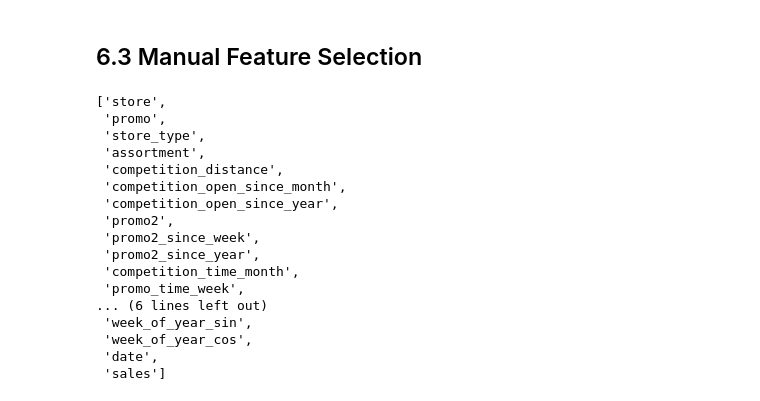
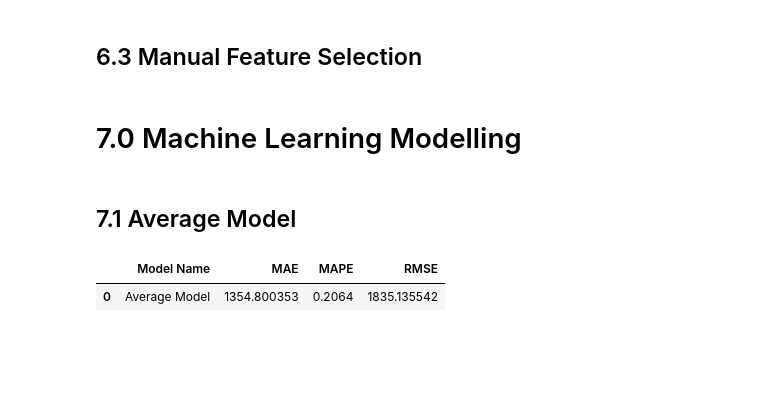
Before and after one commit to joaovitor-oliveira/RossmannSales, a Jupyter notebook: store_sales_prediction.ipynb, the cells around one changed output. Saved outputs shown, nothing was run; the diff lists cells and outputs as text; code cells hidden in the pictures; blank space fills up the shorter version.

Commit message:
Implementando modelos lineares

```diff
--- a/store_sales_prediction.ipynb
+++ b/store_sales_prediction.ipynb
@@ -737 +743,3 @@ df5["assortment"] = df5["assortment"].map(assortment_dict)
+# %%
+df5["sales"] = np.log1p(df5["sales"])
 # %% [markdown]
@@ -837,23 +845,38 @@ columns_to_add = ["date", "sales"]
 # final features
 cols_selected_boruta_full = cols_selected_boruta.copy()
 cols_selected_boruta_full.extend(columns_to_add)
-# %%
-cols_selected_boruta_full
-# %% [output]
-['store',
- 'promo',
- 'store_type',
- 'assortment',
- 'competition_distance',
- 'competition_open_since_month',
- 'competition_open_since_year',
- 'promo2',
- 'promo2_since_week',
- 'promo2_since_year',
- 'competition_time_month',
- 'promo_time_week',
-... (6 lines left out)
- 'week_of_year_sin',
- 'week_of_year_cos',
- 'date',
- 'sales']
+# %% [markdown]
+# 7.0 Machine Learning Modelling
+# %%
+X_train2 = X_train[cols_selected_boruta]
+X_test2 = X_test[cols_selected_boruta]
+# %% [markdown]
+## 7.1 Average Model
+# %%
+def ml_error(model_name, y, yhat):
+    mae = mean_absolute_error(y, yhat)
+    mape = mean_absolute_percentage_error(y, yhat)
+    rmse = np.sqrt(mean_squared_error(y, yhat))
+
+    return pd.DataFrame({
+        "Model Name": model_name,
+        "MAE": mae,
+        "MAPE": mape,
+        "RMSE": rmse},
+        index=[0]
+    )
+# %%
+tmp1 = X_test2.copy()
+tmp1["sales"] = y_test.copy()
+
+# prediction
+tmp2 = tmp1[["store", "sales"]].groupby("store").mean().reset_index().rename(columns={"sales": "predictions"})
+tmp1 = pd.merge(tmp1, tmp2, how="left", on="store")
+yhat_baseline = tmp1["predictions"]
+
+# performance
+baseline_result = ml_error("Average Model", np.expm1(y_test), np.expm1(yhat_baseline))
+baseline_result
+# %% [output]
+|  | Model Name | MAE | MAPE | RMSE |
+| 0 | Average Model | 1354.800353 | 0.2064 | 1835.135542 |
```
Also changed, not shown: parts of 11 cells of this notebook.
